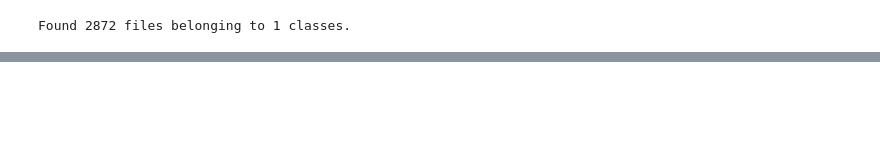
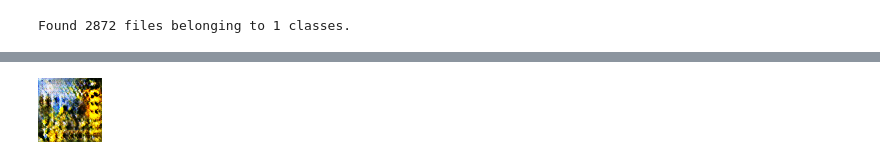
Before and after one commit to NevinG/AIM-Spring-2023-Team-Nevin, a Jupyter notebook: Nevin/GANModel.ipynb, the cells around one changed output, grey strips where cells are left out. Cells and saved outputs as stored; diff of their text form; code cells hidden in the pictures; blank space fills up the shorter version.

Commit message:
GAN model complete

```diff
--- a/Nevin/GANModel.ipynb
+++ b/Nevin/GANModel.ipynb
@@ -190,0 +222,2 @@ gan.fit(
+# %%
+model = keras.models.load_model("sunflower_GAN")
@@ -190,0 +226,10 @@ gan.fit(
+# %%
+for i in range(50):
+    random_latent_vectors = tf.random.normal(shape=(1, 128))
+    generated_images = model(random_latent_vectors)
+    generated_images *= 255
+    generated_images.numpy()
+    img = keras.preprocessing.image.array_to_img(generated_images[0])
+    img.save("./GAN sunflower_results/generated_img_%d.png" % (i))
+# %% [output]
+[figure, added]
```
Also changed, not shown: parts of 9 cells of this notebook, 16 other files.
